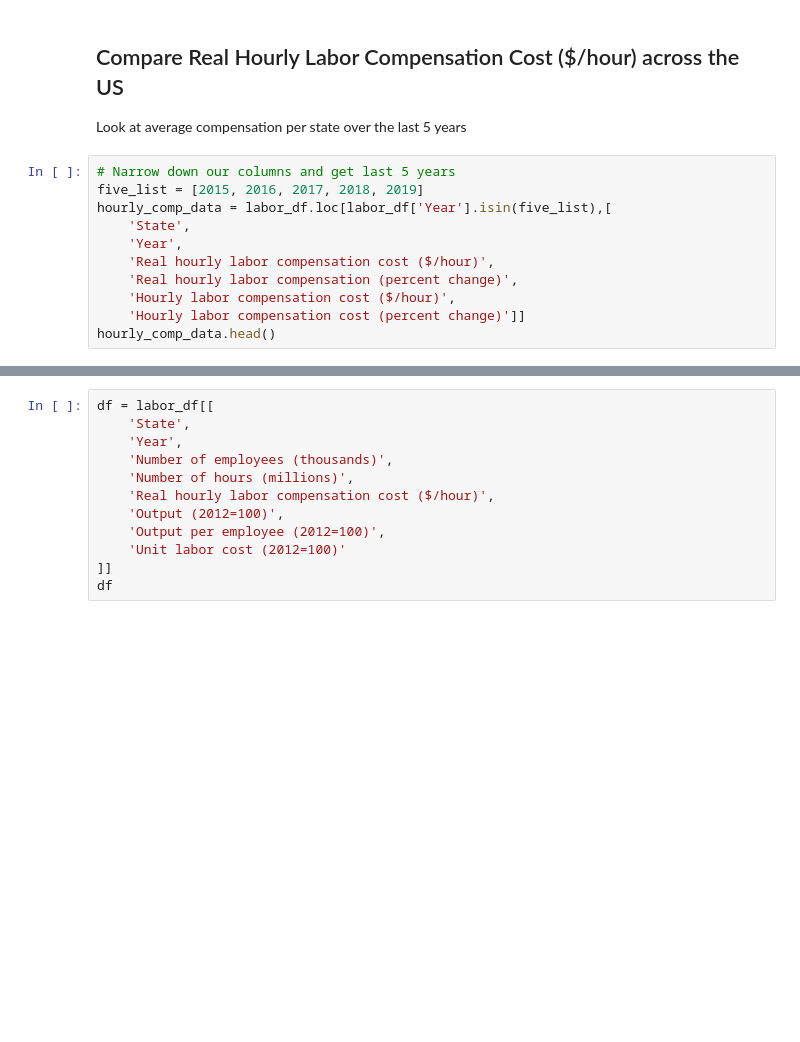
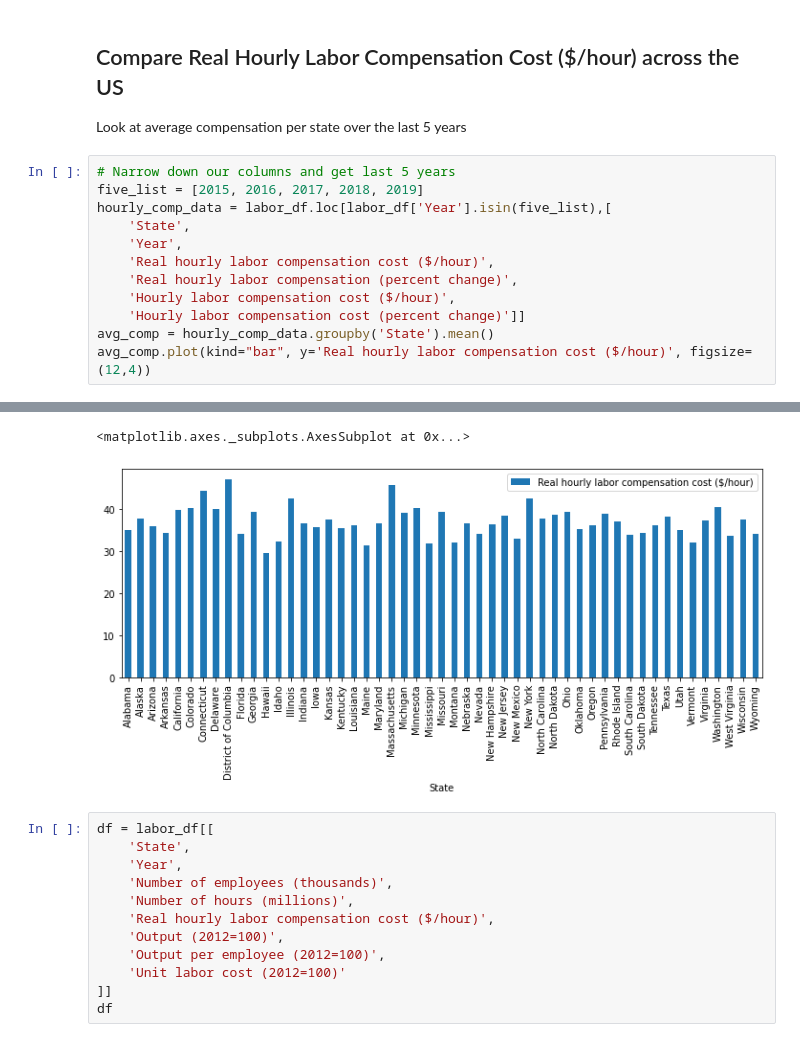
Before and after one commit to Blashford/Next-Factory-ACME, a Jupyter notebook: starter_notebook.ipynb, the cells around one changed output, grey strips where cells are left out. Saved outputs shown, nothing was run; the diff lists cells and outputs as text; blank space fills up the shorter version.

Commit message:
added bar plot of avg comp per state

```diff
--- a/starter_notebook.ipynb
+++ b/starter_notebook.ipynb
@@ -52,5 +52,6 @@ hourly_comp_data = labor_df.loc[labor_df['Year'].isin(five_list),[
     'Real hourly labor compensation (percent change)',
     'Hourly labor compensation cost ($/hour)',
     'Hourly labor compensation cost (percent change)']]
-hourly_comp_data.head()
+avg_comp = hourly_comp_data.groupby('State').mean()
+avg_comp.plot(kind="bar", y='Real hourly labor compensation cost ($/hour)', figsize=(12,4))
 # %% [output]
@@ -63,3 +58,5 @@ hourly_comp_data.head()
+<matplotlib.axes._subplots.AxesSubplot at 0x...>
+[figure, added]
 # %%
 df = labor_df[[
     'State',
```
Also changed, not shown: parts of 1 cell of this notebook.
